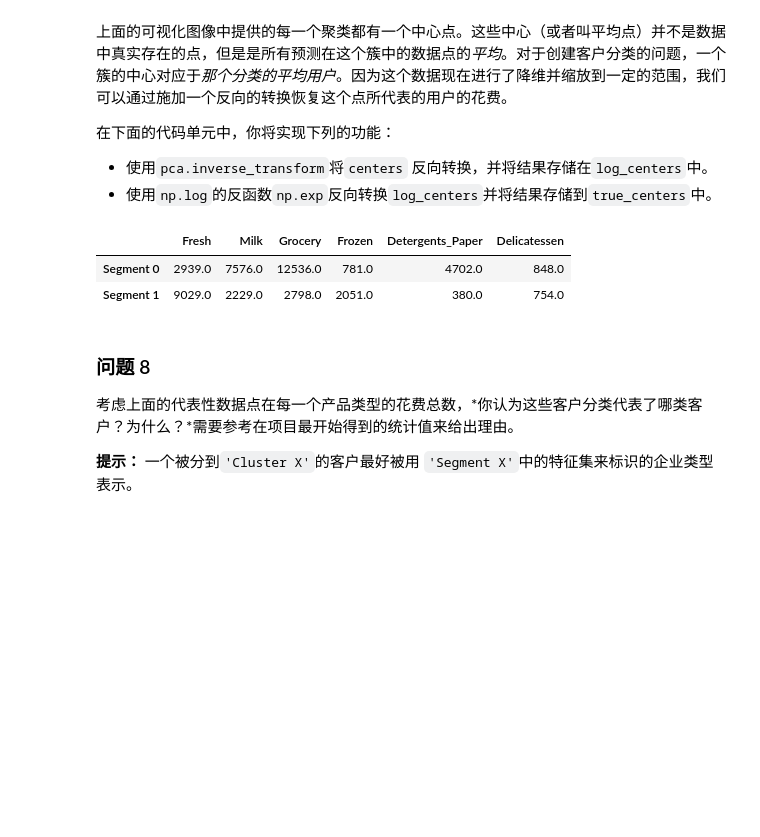
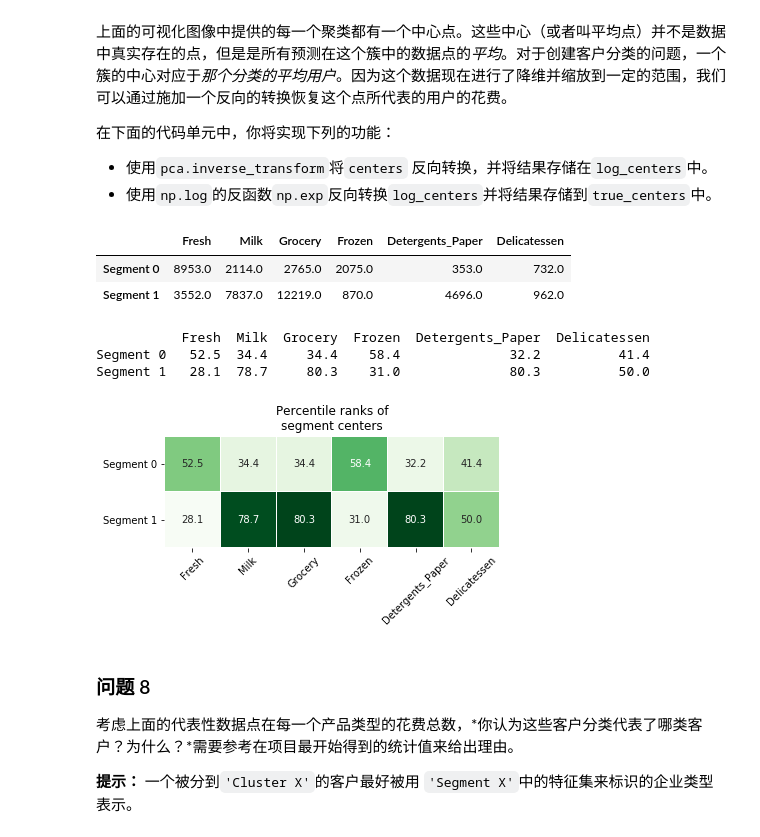
Before and after one commit to OwenZhu/udacity_project, a Jupyter notebook: creating_customer_segments-master/customer_segments.ipynb, the cells around one changed output. Saved outputs shown, nothing was run; the diff lists cells and outputs as text; code cells hidden in the pictures; blank space fills up the shorter version.

```diff
--- a/creating_customer_segments-master/customer_segments.ipynb
+++ b/creating_customer_segments-master/customer_segments.ipynb
@@ -501,19 +505,38 @@ vs.cluster_results(reduced_data, preds, centers, pca_samples)
 # %%
 # TODO：反向转换中心点
 log_centers = pca.inverse_transform(X=centers)
 
 # TODO：对中心点做指数转换
 true_centers = np.exp(log_centers)
 
 # 显示真实的中心点
 segments = ['Segment {}'.format(i) for i in range(0,len(centers))]
 true_centers = pd.DataFrame(np.round(true_centers), columns = data.keys())
 true_centers.index = segments
 display(true_centers)
+
+import seaborn as sns
+import matplotlib.pyplot as plt
+# add the true centers as rows to our original data
+newdata = data.append(true_centers)
+
+# show the percentiles of the centers
+ctr_pcts = 100. * newdata.rank(axis=0, pct=True).loc[['Segment 0', 'Segment 1']].round(decimals=3)
+print ctr_pcts
+
+# visualize percentiles with heatmap
+sns.heatmap(ctr_pcts, annot=True, cmap='Greens', fmt='.1f', linewidth=.1, square=True, cbar=False)
+plt.xticks(rotation=45, ha='center')
+plt.yticks(rotation=0)
+plt.title('Percentile ranks of\nsegment centers');
 # %% [output]
 |  | Fresh | Milk | Grocery | Frozen | Detergents_Paper | Delicatessen |
-| Segment 0 | 2939.0 | 7576.0 | 12536.0 | 781.0 | 4702.0 | 848.0 |
-| Segment 1 | 9029.0 | 2229.0 | 2798.0 | 2051.0 | 380.0 | 754.0 |
+| Segment 0 | 8953.0 | 2114.0 | 2765.0 | 2075.0 | 353.0 | 732.0 |
+| Segment 1 | 3552.0 | 7837.0 | 12219.0 | 870.0 | 4696.0 | 962.0 |
+           Fresh  Milk  Grocery  Frozen  Detergents_Paper  Delicatessen
+Segment 0   52.5  34.4     34.4    58.4              32.2          41.4
+Segment 1   28.1  78.7     80.3    31.0              80.3          50.0
+[figure, added]
 # %% [markdown]
 ### 问题 8
 考虑上面的代表性数据点在每一个产品类型的花费总数，*你认为这些客户分类代表了哪类客户？为什么？*需要参考在项目最开始得到的统计值来给出理由。
```
Also changed, not shown: parts of 15 cells of this notebook, 24 other files.
